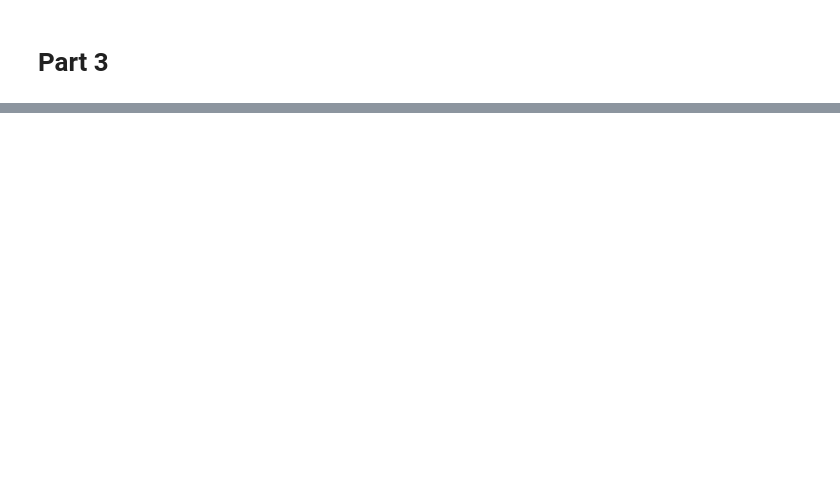
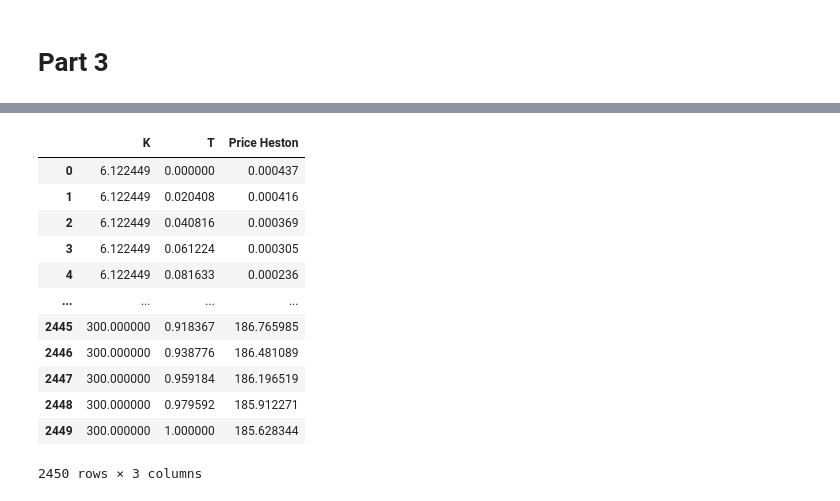
Before and after one commit to ithakis/Pricing-Options-with-Black-Scholes, a Jupyter notebook: Pricing Options with Fourier.ipynb, the cells around one changed output, grey strips where cells are left out. Cells and saved outputs as stored; diff of their text form; code cells hidden in the pictures; blank space fills up the shorter version.

```diff
--- a/Pricing Options with Fourier.ipynb
+++ b/Pricing Options with Fourier.ipynb
@@ -811,0 +715,56 @@ COS_method_val(S0, K, T, sigma, r, 64)
+# %%
+args = {
+'S0'      : 100.0 ,
+# 'K'       : 100.0 ,
+'r'       : 0.05 ,
+# 'T'       : 5.0 ,
+
+'kappa' : 1.5768,   # rate of mean reversion of variance process
+'theta' : 0.0398,   # long-term mean variance
+'zeta' : 0.3,       # volatility of volatility
+'rho' : -0.5711,    # correlation between variance and stock process
+'v0' : 0.1,         # initial variance
+
+'N' : 96
+}
+
+Ns = [8, 16,32, 64, 256]
+df = {'N' : Ns, 'avg_residuals' : [], 'Ex. Time' : []}
+
+Ks = np.linspace(0,300, 50)[1:]
+Ts = np.array([1/12, 2/12, 3/12, 4/12, 6/12, 1, 2, 3, 5, 7, 10, 20, 30])
+Ts = np.linspace(0,1, 50)
+
+results     = {
+        'K'                 : [],
+        'T'                 : [],
+        'Price Heston'      : [],
+        }
+for K in tqdm(Ks):
+    for T in Ts:
+        args['K'] = K
+        args['T'] = T
+        results['K'].append( K )
+        results['T'].append( T )
+        results['Price Heston'].append( Fourier_Heston_Put(**args) )
+# %%
+results2 = pd.DataFrame(results)
+results2
+
+fig = px.scatter_3d(results2, x='T', y='K', z='Price Heston', width=800, height=800)
+fig.show()
+results2
+# %% [output]
+|  | K | T | Price Heston |
+| 0 | 6.122449 | 0.000000 | 0.000437 |
+| 1 | 6.122449 | 0.020408 | 0.000416 |
+| 2 | 6.122449 | 0.040816 | 0.000369 |
+| 3 | 6.122449 | 0.061224 | 0.000305 |
+| 4 | 6.122449 | 0.081633 | 0.000236 |
+| ... | ... | ... | ... |
+| 2445 | 300.000000 | 0.918367 | 186.765985 |
+| 2446 | 300.000000 | 0.938776 | 186.481089 |
+| 2447 | 300.000000 | 0.959184 | 186.196519 |
+| 2448 | 300.000000 | 0.979592 | 185.912271 |
+| 2449 | 300.000000 | 1.000000 | 185.628344 |
+2450 rows × 3 columns
```
Also changed, not shown: parts of 15 cells of this notebook, 1 other file.
